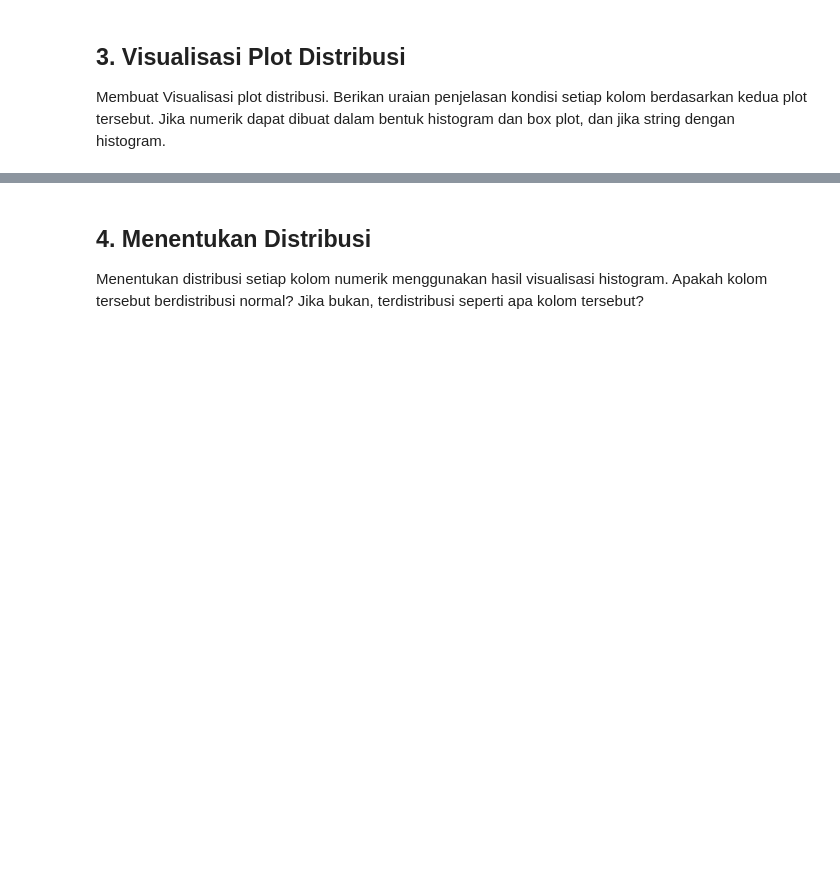
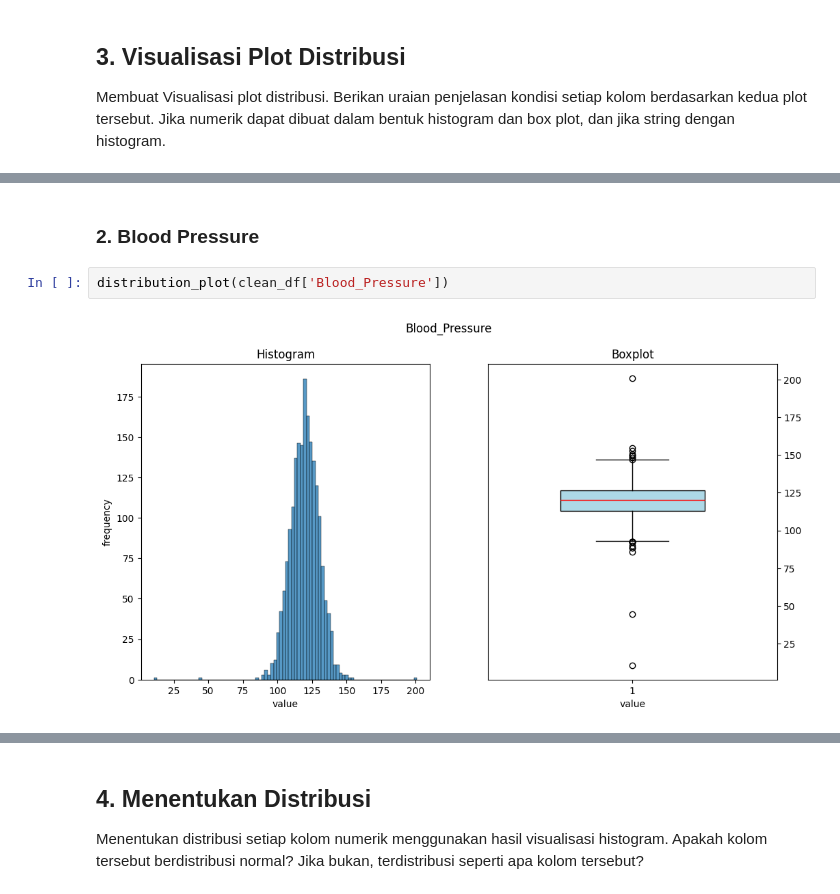
Before and after one commit to Farhannr28/K01-IF2220-13522037-13522039, a Jupyter notebook: Tugas_Besar_Probstat.ipynb, the cells around one changed output, grey strips where cells are left out. Drawn from its saved outputs; the diff is of its cells as text; blank space fills up the shorter version.

```diff
--- a/Tugas_Besar_Probstat.ipynb
+++ b/Tugas_Besar_Probstat.ipynb
@@ -339,0 +336,6 @@ AttributeError: module 'pandas.core' has no attribute 'Series'
+# %% [markdown]
+### 2. Blood Pressure
+# %%
+distribution_plot(clean_df['Blood_Pressure'])
+# %% [output]
+[figure, added]
```
Also changed, not shown: parts of 22 cells of this notebook.
